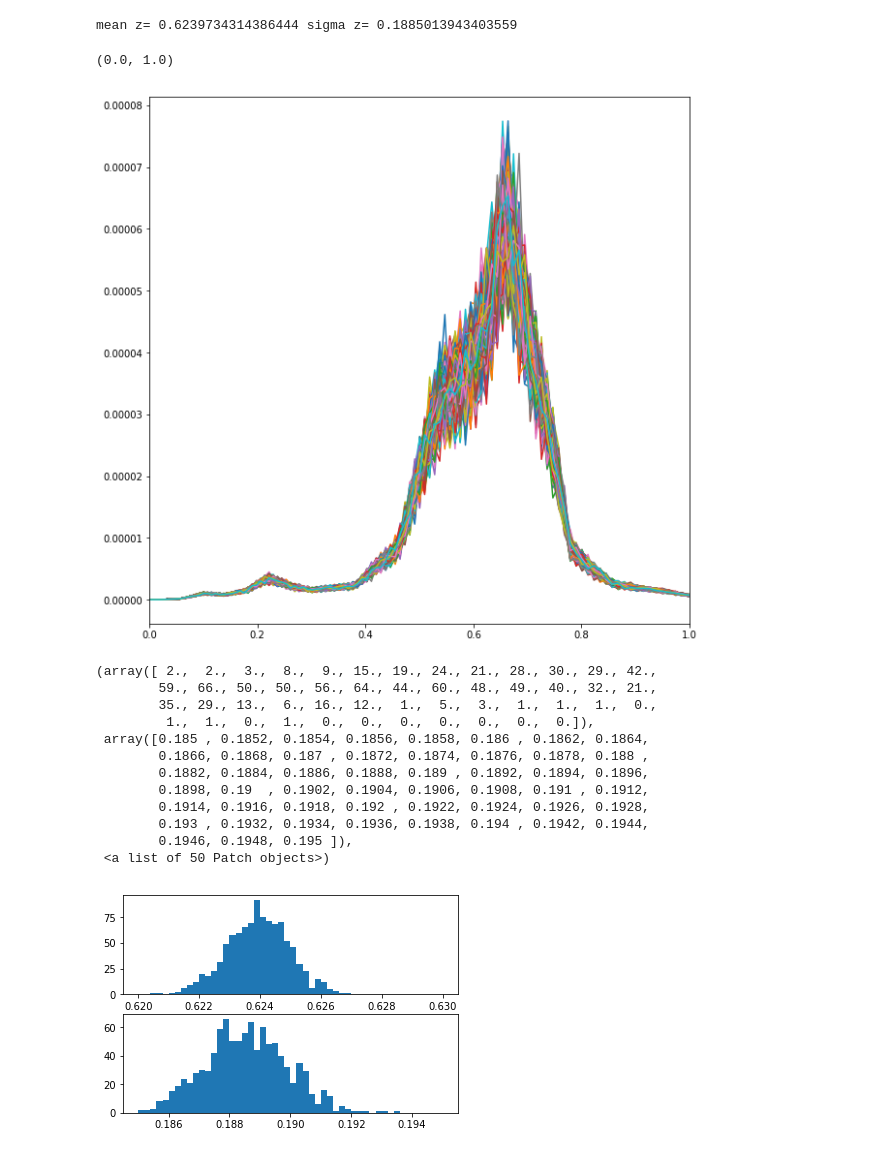
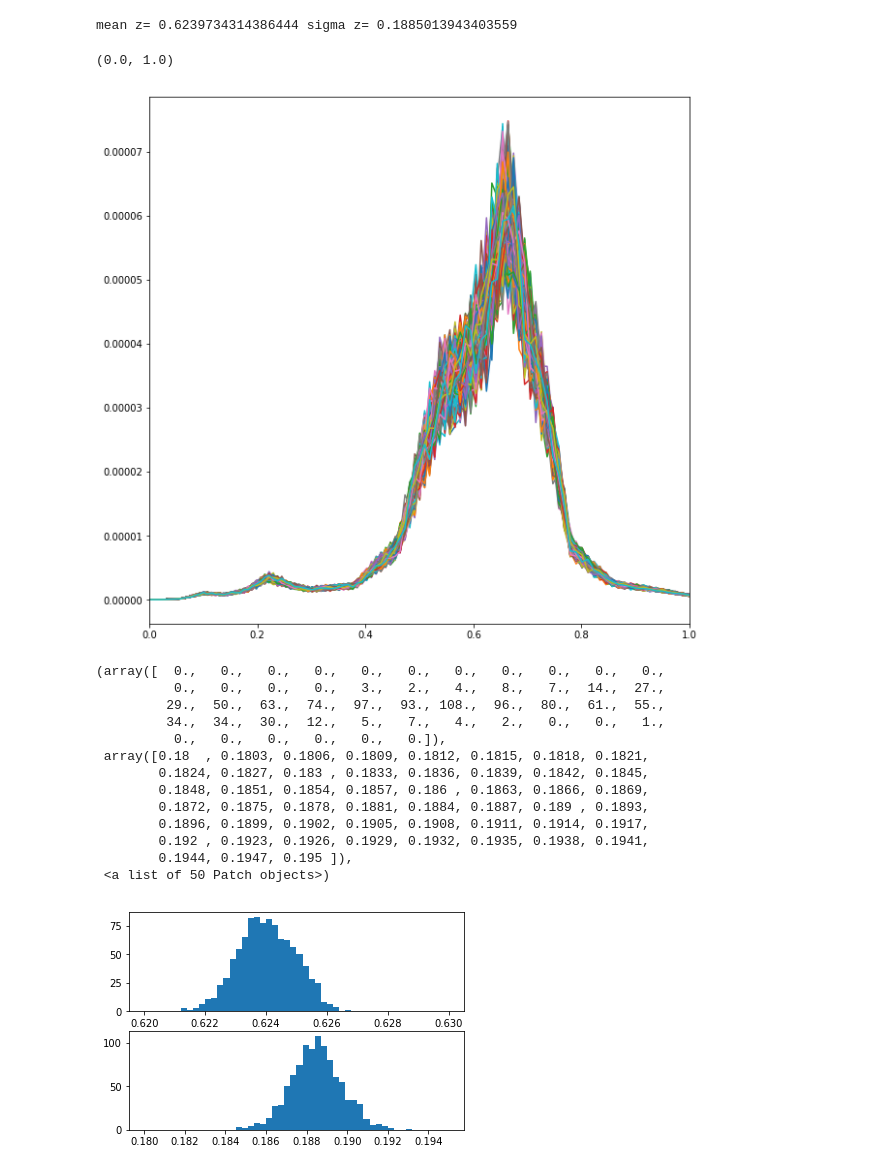
Before and after one commit to LSSTDESC/LSSLike, a Jupyter notebook: doc/notebooks/DISKPLAY.ipynb, the cells around one changed output. Drawn from its saved outputs; the diff is of its cells as text; code cells hidden in the pictures.

```diff
--- a/doc/notebooks/DISKPLAY.ipynb
+++ b/doc/notebooks/DISKPLAY.ipynb
@@ -20,13 +20,13 @@ def GetSliceCorr (Pofk,R,D,nD=10):
         kperp=np.exp(logkperp)
         Pk=Pofk(np.sqrt(kpar**2+kperp**2))
         airy=2*jnu(1,kperp*R)/(kperp*R)
-        return airy*Pk*(2*np.pi*kperp)*kperp
+        return airy**2*Pk*(2*np.pi*kperp)*kperp
 
     def KparIntg (logkpar):
         kpar=np.exp(logkpar)
         Pk=PkparI(kpar)
         sinc = np.sin(kpar*D/2)/(kpar*D/2)  ## -D/2 to + D/2
-        return sinc*Pk*kpar*2
+        return sinc**2*Pk*kpar*2
     print ("Doing Kperp integration")
     Pkpar = np.array(
         [1/(2*np.pi)**3*quad(lambda lkperp:KperpIntg(lkperp,kpar),np.log(kminperp),np.log(kmaxperp),limit=500)[0] for kpar in kar])
@@ -62,7 +63,7 @@ array([ 1.        , -0.07843588,  0.04012915, -0.08214597,  0.00168558])
 C=ccl.Cosmology(Omega_c=0.25, Omega_b=0.05, h=0.7, n_s=0.96, sigma8=0.8)
 PkInt=lambda k: ccl.linear_matter_power(C,k,1)+1/nbar
 # %%
-Dar,Xi=GetSliceCorr(PkInt, R,D,nD=5)
+Dar,Xi=GetSliceCorr(PkInt, R=200,D=30,nD=5)
 # %% [output]
 Doing Kperp integration
 Doing Kpar integration
@@ -126,23 +127,24 @@ for i in range(Ng):
 plt.xlim(0.0,1.0)
 # %% [output]
 (0.0, 1.0)
-[figure, old version]
+[figure, new version]
 # %%
 plt.subplot(2,1,1)
 plt.hist(mcmz,bins=50,range=(0.62,0.63))
 plt.subplot(2,1,2)
-plt.hist(mcsig,bins=50,range=(0.185,0.195))
+plt.hist(mcsig,bins=50,range=(0.180,0.195))
 # %% [output]
-(array([ 2.,  2.,  3.,  8.,  9., 15., 19., 24., 21., 28., 30., 29., 42.,
-        59., 66., 50., 50., 56., 64., 44., 60., 48., 49., 40., 32., 21.,
-        35., 29., 13.,  6., 16., 12.,  1.,  5.,  3.,  1.,  1.,  1.,  0.,
-         1.,  1.,  0.,  1.,  0.,  0.,  0.,  0.,  0.,  0.,  0.]),
- array([0.185 , 0.1852, 0.1854, 0.1856, 0.1858, 0.186 , 0.1862, 0.1864,
-        0.1866, 0.1868, 0.187 , 0.1872, 0.1874, 0.1876, 0.1878, 0.188 ,
-        0.1882, 0.1884, 0.1886, 0.1888, 0.189 , 0.1892, 0.1894, 0.1896,
-        0.1898, 0.19  , 0.1902, 0.1904, 0.1906, 0.1908, 0.191 , 0.1912,
-        0.1914, 0.1916, 0.1918, 0.192 , 0.1922, 0.1924, 0.1926, 0.1928,
-        0.193 , 0.1932, 0.1934, 0.1936, 0.1938, 0.194 , 0.1942, 0.1944,
-        0.1946, 0.1948, 0.195 ]),
+(array([  0.,   0.,   0.,   0.,   0.,   0.,   0.,   0.,   0.,   0.,   0.,
+          0.,   0.,   0.,   0.,   3.,   2.,   4.,   8.,   7.,  14.,  27.,
+         29.,  50.,  63.,  74.,  97.,  93., 108.,  96.,  80.,  61.,  55.,
+         34.,  34.,  30.,  12.,   5.,   7.,   4.,   2.,   0.,   0.,   1.,
+          0.,   0.,   0.,   0.,   0.,   0.]),
+ array([0.18  , 0.1803, 0.1806, 0.1809, 0.1812, 0.1815, 0.1818, 0.1821,
+        0.1824, 0.1827, 0.183 , 0.1833, 0.1836, 0.1839, 0.1842, 0.1845,
+        0.1848, 0.1851, 0.1854, 0.1857, 0.186 , 0.1863, 0.1866, 0.1869,
+        0.1872, 0.1875, 0.1878, 0.1881, 0.1884, 0.1887, 0.189 , 0.1893,
+        0.1896, 0.1899, 0.1902, 0.1905, 0.1908, 0.1911, 0.1914, 0.1917,
+        0.192 , 0.1923, 0.1926, 0.1929, 0.1932, 0.1935, 0.1938, 0.1941,
+        0.1944, 0.1947, 0.195 ]),
  <a list of 50 Patch objects>)
-[figure, old version]
+[figure, new version]
```
Also changed, not shown: parts of 3 cells of this notebook.
